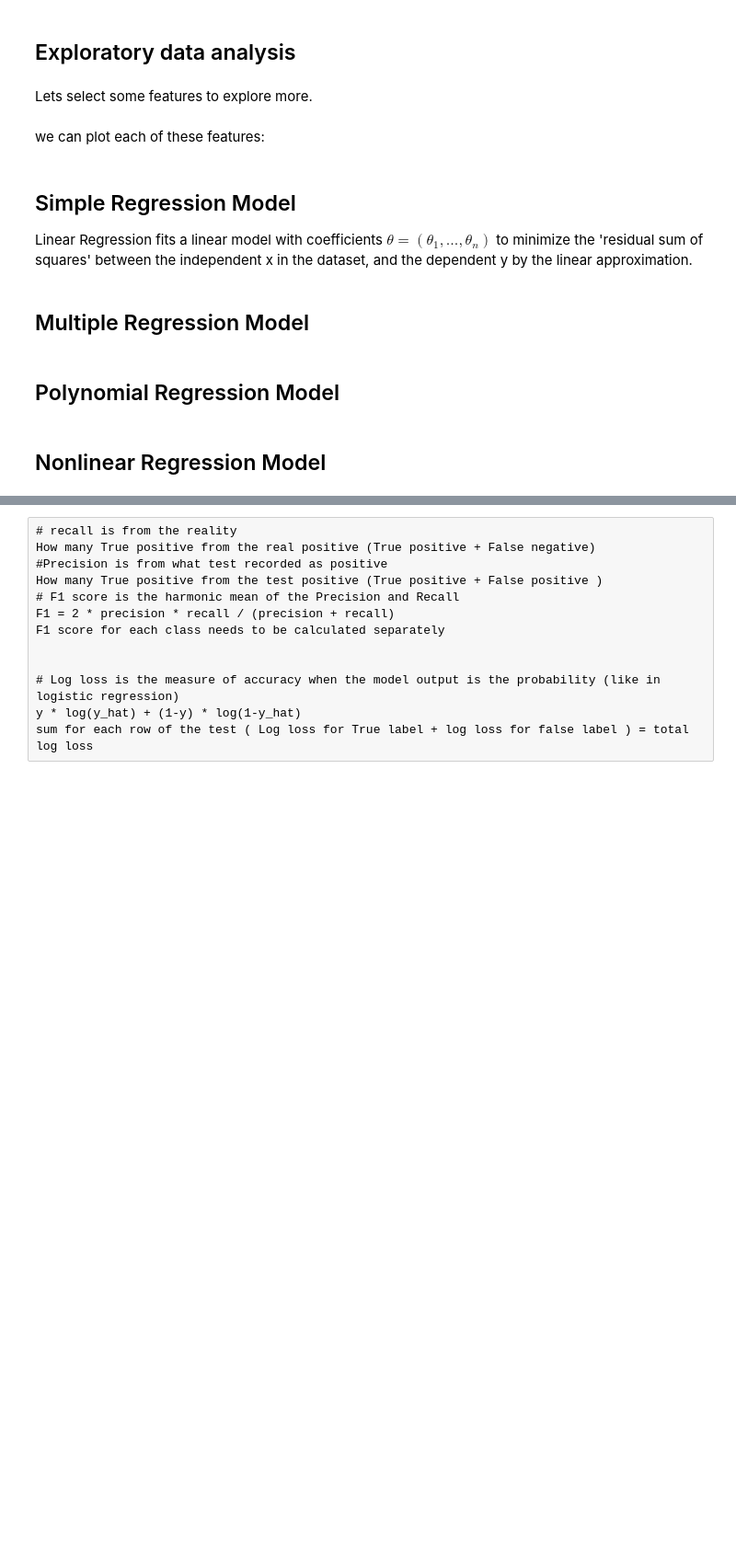
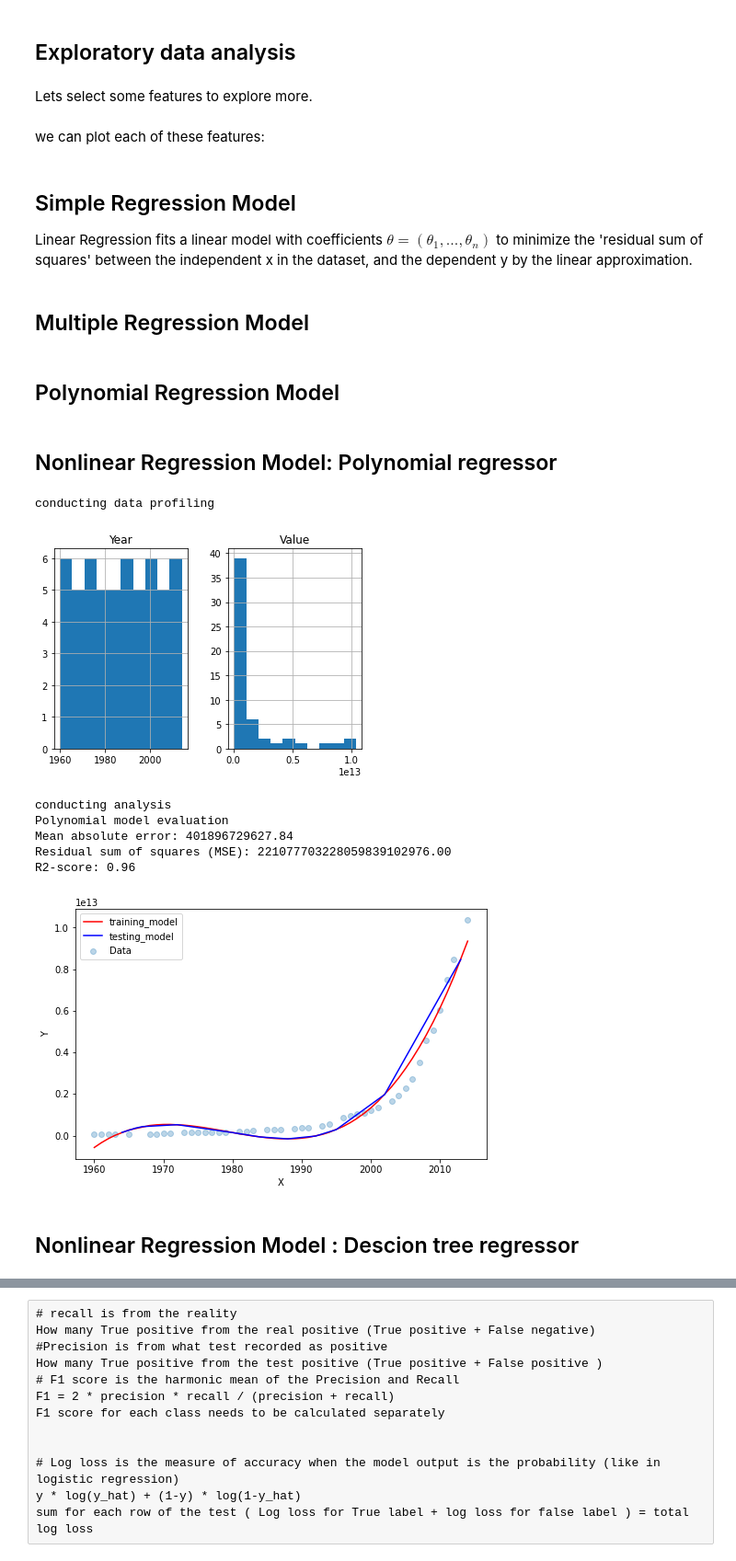
Before and after one commit to Mandar-Karhade/IBM-AI-ML-course, a Jupyter notebook: Machine learning quickbook.ipynb, the cells around one changed output, grey strips where cells are left out. Shown at 92% size. Saved outputs shown, nothing was run; the diff lists cells and outputs as text; code cells hidden in the pictures; blank space fills up the shorter version.

```diff
--- a/Machine learning quickbook.ipynb
+++ b/Machine learning quickbook.ipynb
@@ -195,7 +195,85 @@ print("Mean absolute error: %.2f" % np.mean(np.absolute(test_y_hat - test_y)))
 print("Residual sum of squares (MSE): %.2f" % np.mean((test_y_hat - test_y) ** 2))
 print("R2-score: %.2f" % r2_score(test_y_hat , test_y) )
 # %% [markdown]
-<h2 id="Nonlinear_regression">Nonlinear Regression Model</h2>
+<h2 id="Nonlinear_regression_Polynomial_regressor">Nonlinear Regression Model: Polynomial regressor</h2>
+# %%
+from sklearn import linear_model
+from sklearn.metrics import r2_score
+from sklearn.preprocessing import PolynomialFeatures
+from sklearn import preprocessing
+from sklearn.pipeline import Pipeline, make_pipeline
+from sklearn.linear_model import LinearRegression
+from sklearn.model_selection import train_test_split
+
+
+import matplotlib.pyplot as plt
+import pandas as pd
+from pandas_profiling import ProfileReport
+
+import pylab as pl
+import numpy as np
+%matplotlib inline
+import os, seaborn as sns
+
+# Get data
+os.chdir("C:\\Users\\manka\\Documents\\GitHub\\Machine-learning-quickbook")
+df = pd.read_csv("china_gdp.csv")
+
+# Data profiling
+print('conducting data profiling')
+histogram = df.hist()
+plt.show()
+
+# profile = ProfileReport(df)
+# profile.to_widgets()
+
+# Analysis
+print('conducting analysis')
+ind = ['Year']
+dep = ['Value']
+
+# Train test split with proportion split
+X, Y = df[ind].values, df[dep].values
+train_x, test_x, train_y, test_y = train_test_split( X, Y, test_size=0.2, random_state=4)
+
+# need to sort all the points based on X to plot
+train_x, train_y = list(zip(*sorted(zip(train_x, train_y))))
+test_x, test_y = list(zip(*sorted(zip(test_x, test_y))))
+
+# Polynomial regressor
+model_1 = make_pipeline(PolynomialFeatures(degree = 3),LinearRegression())
+model_1.fit(train_x, train_y)
+
+# predict
+train_y_hat = model_1.predict(train_x)
+test_y_hat = model_1.predict(test_x)
+
+# Evaluate
+print("Polynomial model evaluation")
+print("Mean absolute error: %.2f" % np.mean(np.absolute(test_y_hat - test_y)))
+print("Residual sum of squares (MSE): %.2f" % np.mean((test_y_hat - test_y) ** 2))
+print("R2-score: %.2f" % r2_score(test_y_hat , test_y) )
+
+
+plt.figure(figsize = (8,5))
+plt.scatter(train_x, train_y, alpha = .3, label = 'Data')
+plt.plot(train_x, train_y_hat, color = 'red', label = 'training_model')
+plt.plot(test_x, test_y_hat, color = 'blue', label = 'testing_model')
+plt.xlabel('X')
+plt.ylabel('Y')
+plt.legend()
+plt.show()
+# %% [output]
+conducting data profiling
+[figure, added]
+conducting analysis
+Polynomial model evaluation
+Mean absolute error: 401896729627.84
+Residual sum of squares (MSE): 221077703228059839102976.00
+R2-score: 0.96
+[figure, added]
+# %% [markdown]
+<h2 id="Nonlinear_regression_Decision_tree_regressor">Nonlinear Regression Model : Descion tree regressor </h2>
 # %%
 from sklearn import linear_model
 from sklearn.metrics import r2_score
```
Also changed, not shown: parts of 8 cells of this notebook, 2 other files.
